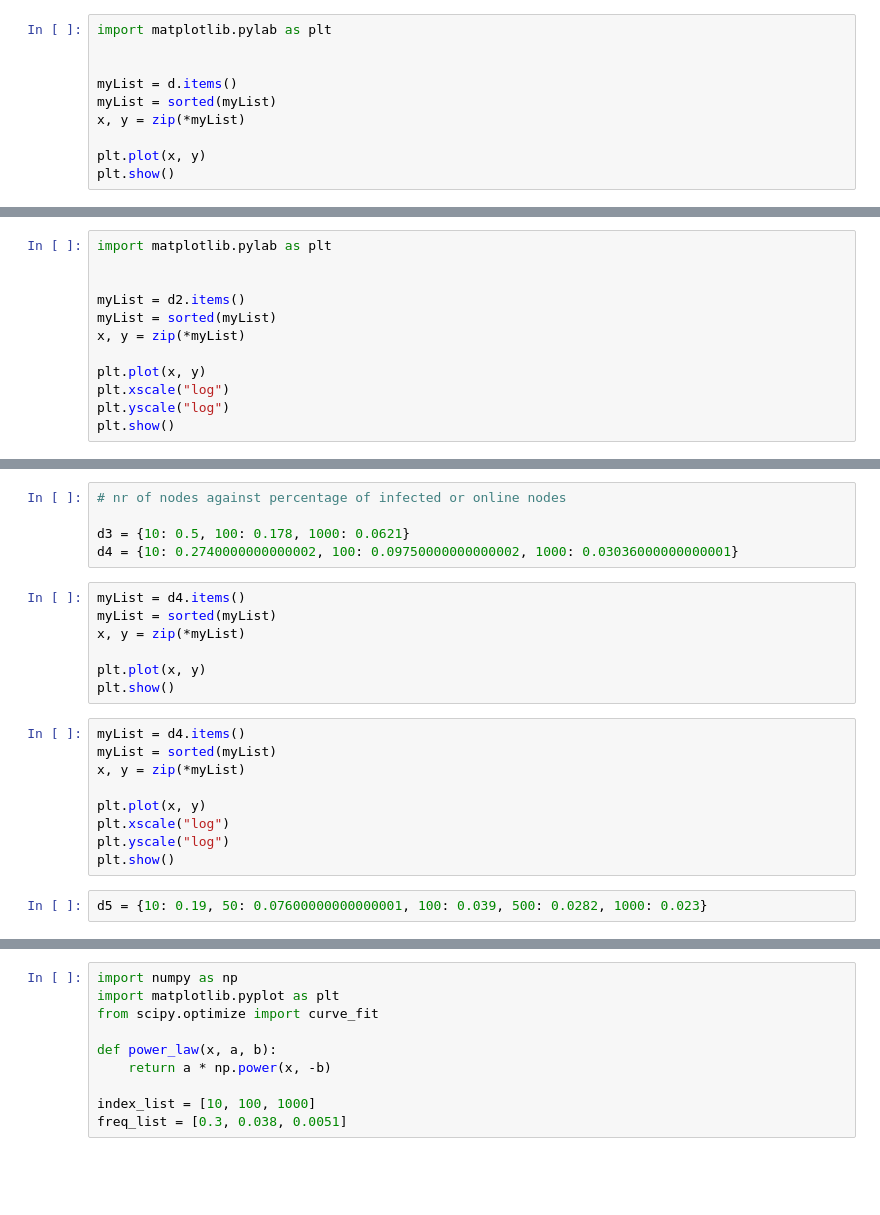
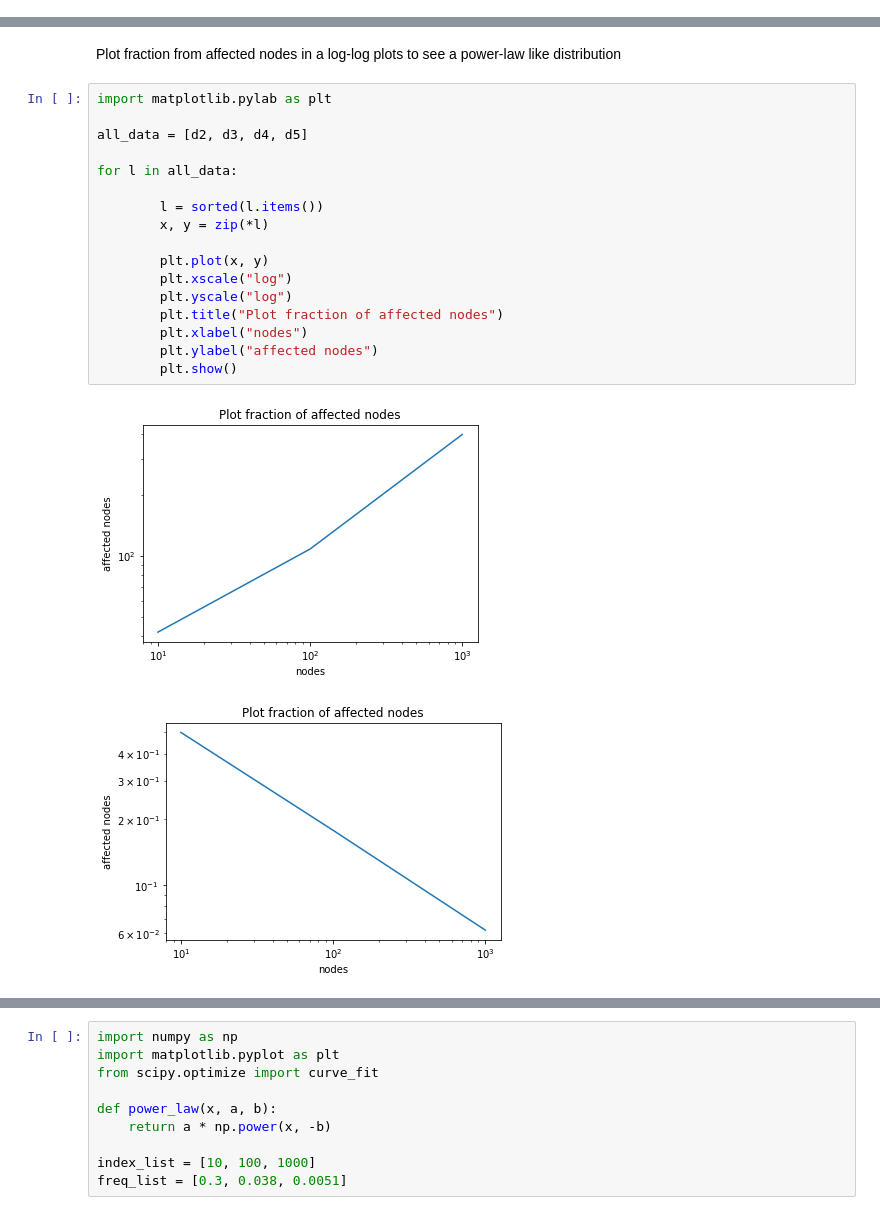
Before and after one commit to vdesgrange/css-2022, a Jupyter notebook: SIROD/notebooks/powerlaw.ipynb, the cells around one changed output, grey strips where cells are left out. Drawn from its saved outputs; the diff is of its cells as text; blank space fills up the shorter version.

Commit message:
powerlaw notebook updated

```diff
--- a/SIROD/notebooks/powerlaw.ipynb
+++ b/SIROD/notebooks/powerlaw.ipynb
@@ -4,10 +0,0 @@ d2 = {10: 42, 100: 108, 1000: 397}
-# %%
-import matplotlib.pylab as plt
-
-
-myList = d.items()
-myList = sorted(myList)
-x, y = zip(*myList)
-
-plt.plot(x, y)
-plt.show()
@@ -16,12 +21,22 @@ plt.show()
+# %% [markdown]
+Plot fraction from affected nodes in a log-log plots to see a power-law like distribution
 # %%
 import matplotlib.pylab as plt
 
+all_data = [d2, d3, d4, d5]
 
-myList = d2.items()
-myList = sorted(myList)
-x, y = zip(*myList)
+for l in all_data:
 
-plt.plot(x, y)
-plt.xscale("log")
-plt.yscale("log")
-plt.show()
+        l = sorted(l.items())
+        x, y = zip(*l)
+
+        plt.plot(x, y)
+        plt.xscale("log")
+        plt.yscale("log")
+        plt.title("Plot fraction of affected nodes")
+        plt.xlabel("nodes")
+        plt.ylabel("affected nodes")
+        plt.show()
+# %% [output]
+[figure, added]
+[figure, added]
@@ -28,23 +44,0 @@ plt.show()
-# %%
-# nr of nodes against percentage of infected or online nodes
-
-d3 = {10: 0.5, 100: 0.178, 1000: 0.0621}
-d4 = {10: 0.2740000000000002, 100: 0.09750000000000002, 1000: 0.03036000000000001}
-# %%
-myList = d4.items()
-myList = sorted(myList)
-x, y = zip(*myList)
-
-plt.plot(x, y)
-plt.show()
-# %%
-myList = d4.items()
-myList = sorted(myList)
-x, y = zip(*myList)
-
-plt.plot(x, y)
-plt.xscale("log")
-plt.yscale("log")
-plt.show()
-# %%
-d5 = {10: 0.19, 50: 0.07600000000000001, 100: 0.039, 500: 0.0282, 1000: 0.023}
```
Also changed, not shown: parts of 12 cells of this notebook, 1 other file.
